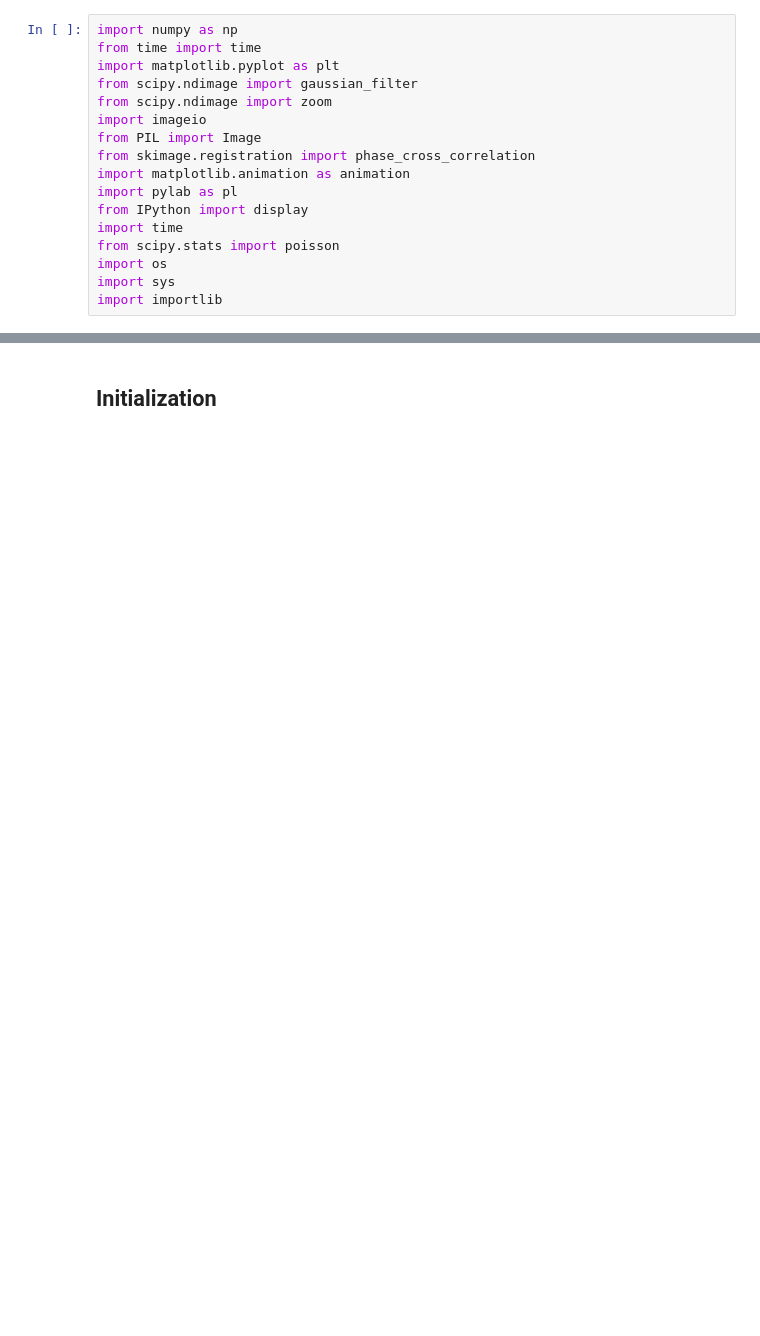
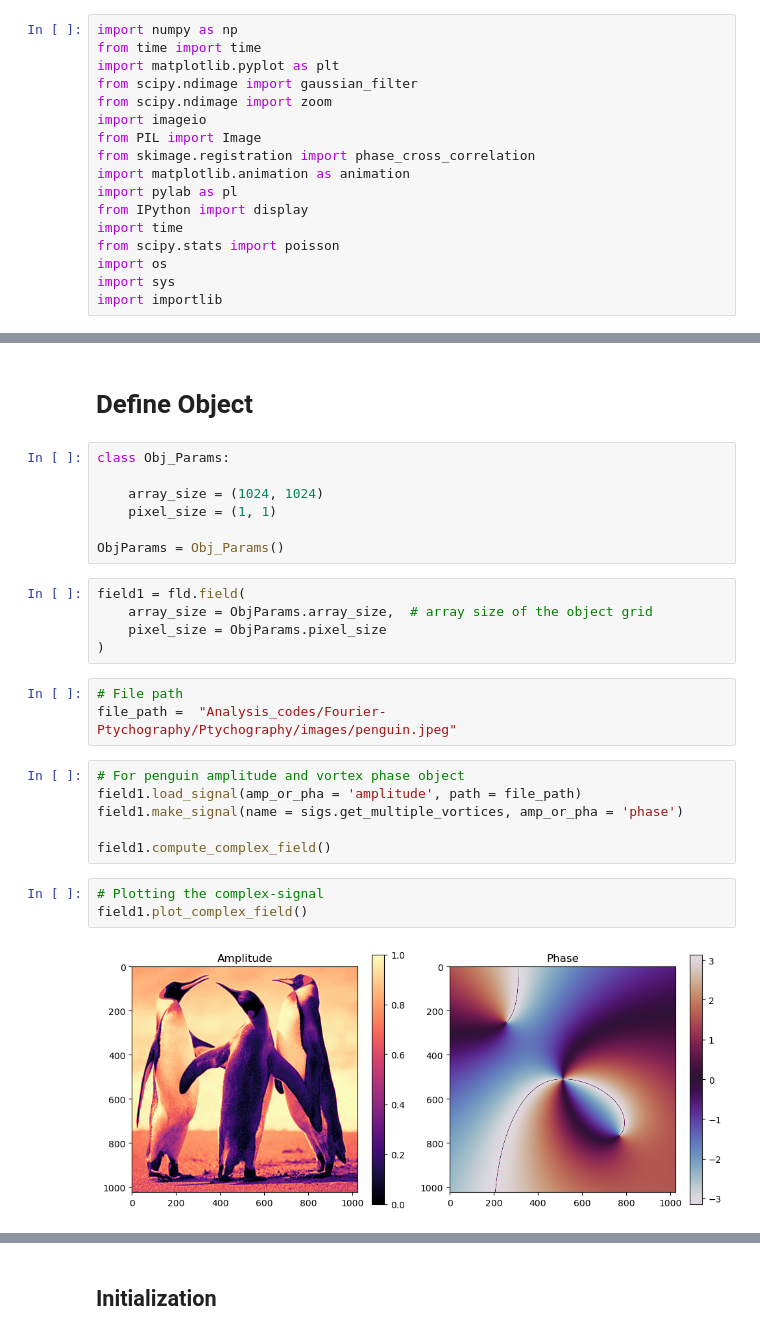
Before and after one commit to ahmed2903/pyxtools, a Jupyter notebook: example/FPM_simulation.ipynb, the cells around one changed output, grey strips where cells are left out. Saved outputs shown, nothing was run; the diff lists cells and outputs as text; blank space fills up the shorter version.

```diff
--- a/example/FPM_simulation.ipynb
+++ b/example/FPM_simulation.ipynb
@@ -34,0 +26,28 @@ importlib.reload(fpp)
+# %% [markdown]
+# Define Object
+# %%
+class Obj_Params:
+
+    array_size = (1024, 1024)
+    pixel_size = (1, 1)
+
+ObjParams = Obj_Params()
+# %%
+field1 = fld.field(
+    array_size = ObjParams.array_size,  # array size of the object grid
+    pixel_size = ObjParams.pixel_size
+)
+# %%
+# File path
+file_path =  "Analysis_codes/Fourier-Ptychography/Ptychography/images/penguin.jpeg"
+# %%
+# For penguin amplitude and vortex phase object
+field1.load_signal(amp_or_pha = 'amplitude', path = file_path)
+field1.make_signal(name = sigs.get_multiple_vortices, amp_or_pha = 'phase')
+
+field1.compute_complex_field()
+# %%
+# Plotting the complex-signal
+field1.plot_complex_field()
+# %% [output]
+[figure, added]
```
Also changed, not shown: parts of 82 cells of this notebook, 31 other files.
